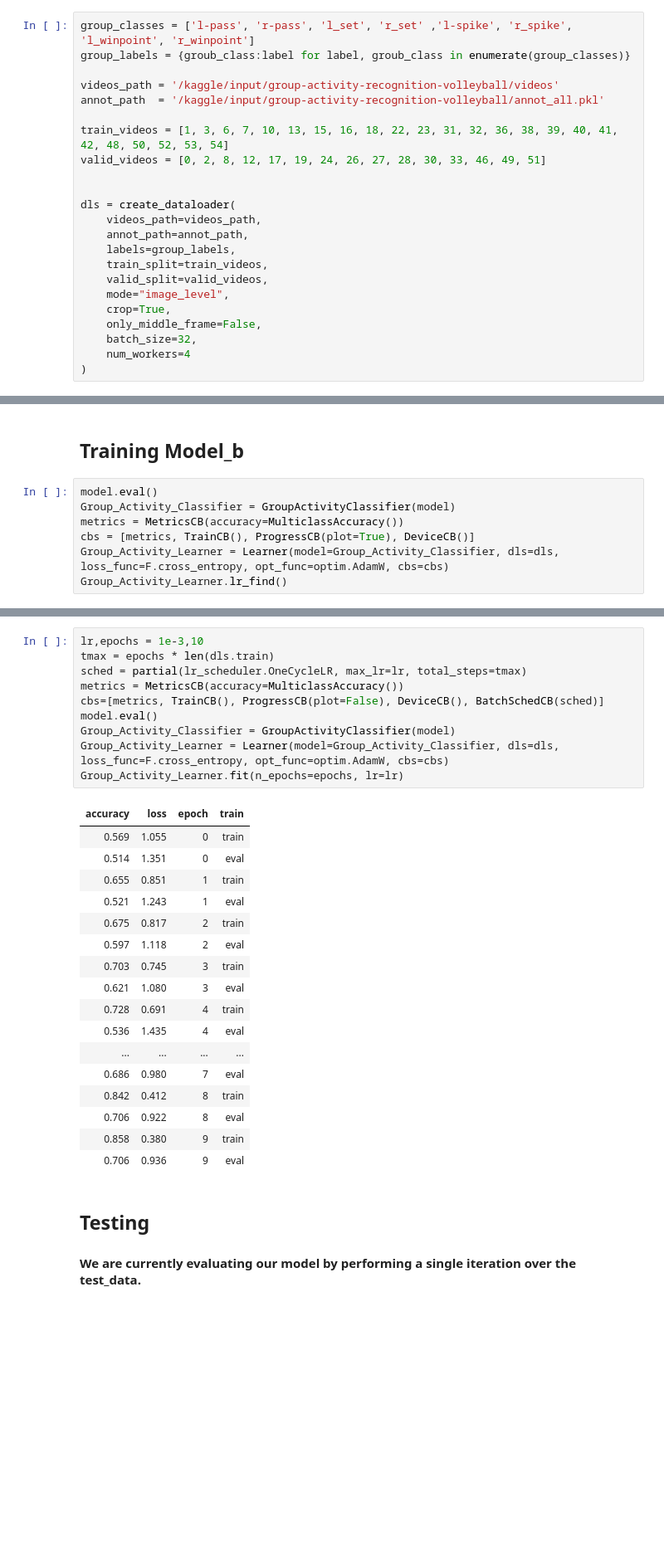
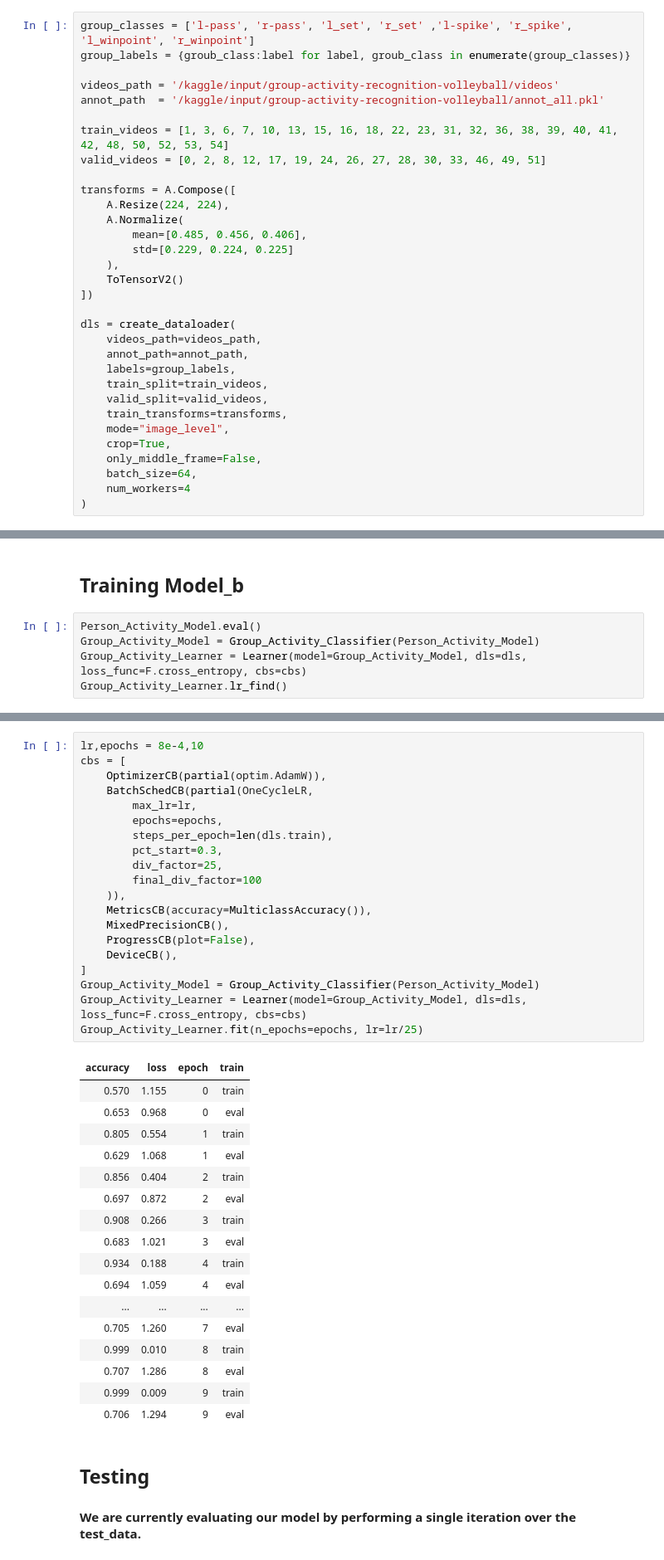
Before and after one commit to shehab-ashraf/Group-Activity-Recognition, a Jupyter notebook: models/BaseLine_3/Train.ipynb, the cells around one changed output, grey strips where cells are left out. Shown: that part at 83% size. Drawn from its saved outputs; the diff is of its cells as text; blank space fills up the shorter version.

```diff
--- a/models/BaseLine_3/Train.ipynb
+++ b/models/BaseLine_3/Train.ipynb
@@ -131,6 +155,14 @@ annot_path  = '/kaggle/input/group-activity-recognition-volleyball/annot_all.pkl
 train_videos = [1, 3, 6, 7, 10, 13, 15, 16, 18, 22, 23, 31, 32, 36, 38, 39, 40, 41, 42, 48, 50, 52, 53, 54]
 valid_videos = [0, 2, 8, 12, 17, 19, 24, 26, 27, 28, 30, 33, 46, 49, 51]
 
+transforms = A.Compose([
+    A.Resize(224, 224),
+    A.Normalize(
+        mean=[0.485, 0.456, 0.406],
+        std=[0.229, 0.224, 0.225]
+    ),
+    ToTensorV2()
+])
 
 dls = create_dataloader(
     videos_path=videos_path,
@@ -138,10 +170,11 @@ dls = create_dataloader(
     labels=group_labels,
     train_split=train_videos,
     valid_split=valid_videos,
+    train_transforms=transforms,
     mode="image_level",
     crop=True,
     only_middle_frame=False,
-    batch_size=32,
+    batch_size=64,
     num_workers=4
 )
 # %% [markdown]
@@ -162,11 +213,9 @@ show_image(image)
 # %% [markdown]
 ## Training Model_b
 # %%
-model.eval()
-Group_Activity_Classifier = GroupActivityClassifier(model)
-metrics = MetricsCB(accuracy=MulticlassAccuracy())
-cbs = [metrics, TrainCB(), ProgressCB(plot=True), DeviceCB()]
-Group_Activity_Learner = Learner(model=Group_Activity_Classifier, dls=dls, loss_func=F.cross_entropy, opt_func=optim.AdamW, cbs=cbs)
+Person_Activity_Model.eval()
+Group_Activity_Model = Group_Activity_Classifier(Person_Activity_Model)
+Group_Activity_Learner = Learner(model=Group_Activity_Model, dls=dls, loss_func=F.cross_entropy, cbs=cbs)
 Group_Activity_Learner.lr_find()
 # %% [output]
 0.00% [0/10 00:00<?]
@@ -175,31 +224,41 @@ Group_Activity_Learner.lr_find()
 # %%
-lr,epochs = 1e-3,10
-tmax = epochs * len(dls.train)
-sched = partial(lr_scheduler.OneCycleLR, max_lr=lr, total_steps=tmax)
-metrics = MetricsCB(accuracy=MulticlassAccuracy())
-cbs=[metrics, TrainCB(), ProgressCB(plot=False), DeviceCB(), BatchSchedCB(sched)]
-model.eval()
-Group_Activity_Classifier = GroupActivityClassifier(model)
-Group_Activity_Learner = Learner(model=Group_Activity_Classifier, dls=dls, loss_func=F.cross_entropy, opt_func=optim.AdamW, cbs=cbs)
-Group_Activity_Learner.fit(n_epochs=epochs, lr=lr)
+lr,epochs = 8e-4,10
+cbs = [
+    OptimizerCB(partial(optim.AdamW)),
+    BatchSchedCB(partial(OneCycleLR,
+        max_lr=lr,
+        epochs=epochs,
+        steps_per_epoch=len(dls.train),
+        pct_start=0.3,
+        div_factor=25,
+        final_div_factor=100
+    )),
+    MetricsCB(accuracy=MulticlassAccuracy()),
+    MixedPrecisionCB(),
+    ProgressCB(plot=False),
+    DeviceCB(),
+]
+Group_Activity_Model = Group_Activity_Classifier(Person_Activity_Model)
+Group_Activity_Learner = Learner(model=Group_Activity_Model, dls=dls, loss_func=F.cross_entropy, cbs=cbs)
+Group_Activity_Learner.fit(n_epochs=epochs, lr=lr/25)
 # %% [output]
 | accuracy | loss | epoch | train |
-| 0.569 | 1.055 | 0 | train |
-| 0.514 | 1.351 | 0 | eval |
-| 0.655 | 0.851 | 1 | train |
-| 0.521 | 1.243 | 1 | eval |
-| 0.675 | 0.817 | 2 | train |
-| 0.597 | 1.118 | 2 | eval |
-| 0.703 | 0.745 | 3 | train |
-| 0.621 | 1.080 | 3 | eval |
-| 0.728 | 0.691 | 4 | train |
-| 0.536 | 1.435 | 4 | eval |
+| 0.570 | 1.155 | 0 | train |
+| 0.653 | 0.968 | 0 | eval |
+| 0.805 | 0.554 | 1 | train |
+| 0.629 | 1.068 | 1 | eval |
+| 0.856 | 0.404 | 2 | train |
+| 0.697 | 0.872 | 2 | eval |
+| 0.908 | 0.266 | 3 | train |
+| 0.683 | 1.021 | 3 | eval |
+| 0.934 | 0.188 | 4 | train |
+| 0.694 | 1.059 | 4 | eval |
 | ... | ... | ... | ... |
-| 0.686 | 0.980 | 7 | eval |
-| 0.842 | 0.412 | 8 | train |
-| 0.706 | 0.922 | 8 | eval |
-| 0.858 | 0.380 | 9 | train |
-| 0.706 | 0.936 | 9 | eval |
+| 0.705 | 1.260 | 7 | eval |
+| 0.999 | 0.010 | 8 | train |
+| 0.707 | 1.286 | 8 | eval |
+| 0.999 | 0.009 | 9 | train |
+| 0.706 | 1.294 | 9 | eval |
 # %% [markdown]
 ## Testing
 #### We are currently evaluating our model by performing a single iteration over the test_data.
```
Also changed, not shown: parts of 17 cells of this notebook.
